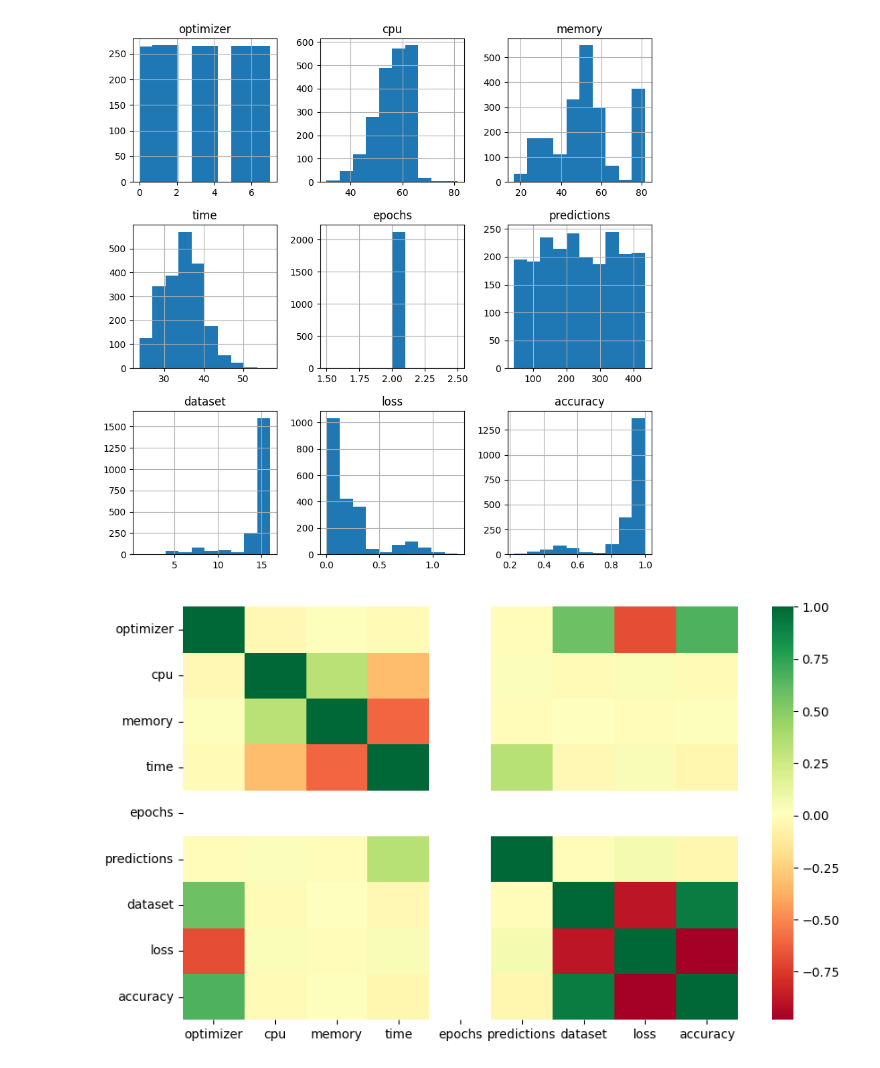
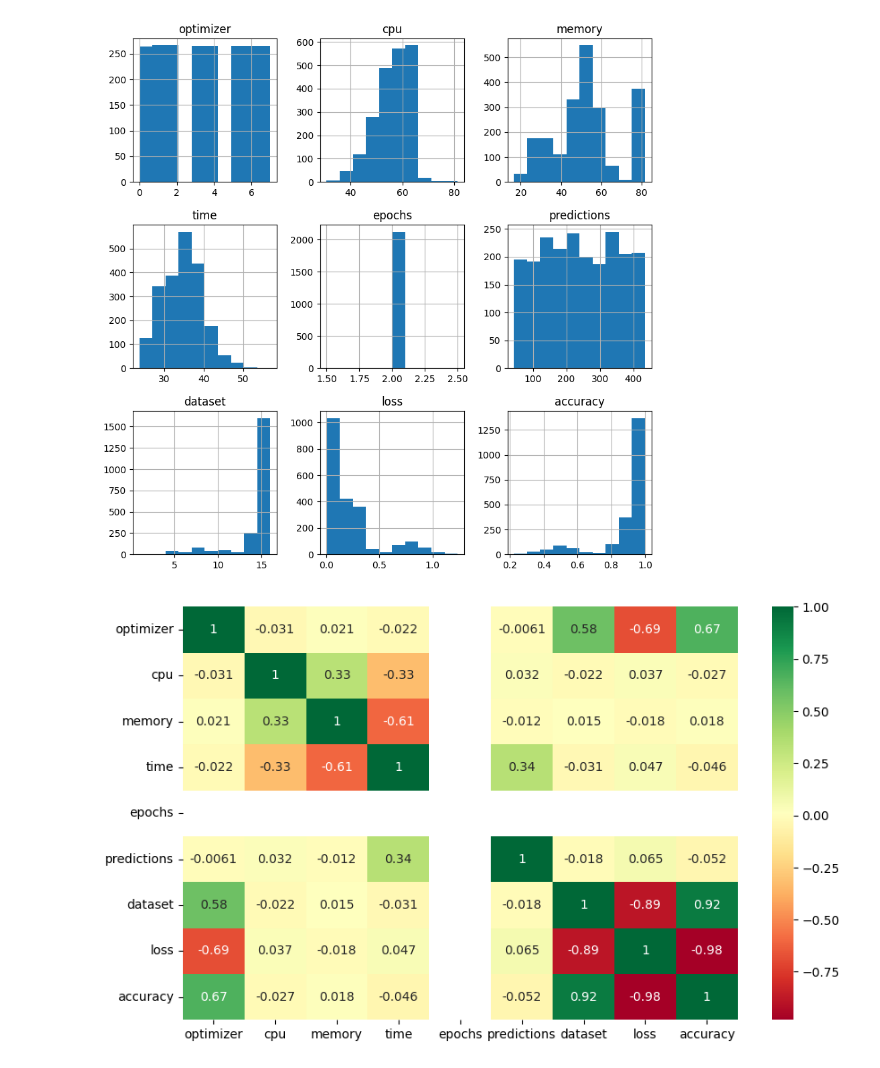
Before and after one commit to it21053528/Fiverr-Freelancing, a Jupyter notebook: Nimendrak/model.ipynb, the cells around one changed output. Saved outputs shown, nothing was run; the diff lists cells and outputs as text; code cells hidden in the pictures.

```diff
--- a/Nimendrak/model.ipynb
+++ b/Nimendrak/model.ipynb
@@ -102,12 +105,12 @@ plot = df.hist(figsize=(10,10))
 # %%
 corr_matrix = df.corr()
 
 # Set figure size
 plt.figure(figsize=(10, 6))
-sns.heatmap(corr_matrix, cmap ='RdYlGn')
+sns.heatmap(corr_matrix, cmap ='RdYlGn', annot=True)
 plt.show()
 # %% [output]
-[figure, old version]
+[figure, new version]
 # %%
 X = df.drop(columns='optimizer')
 y = df['optimizer']
```
Also changed, not shown: parts of 10 cells of this notebook, 1 other file.
